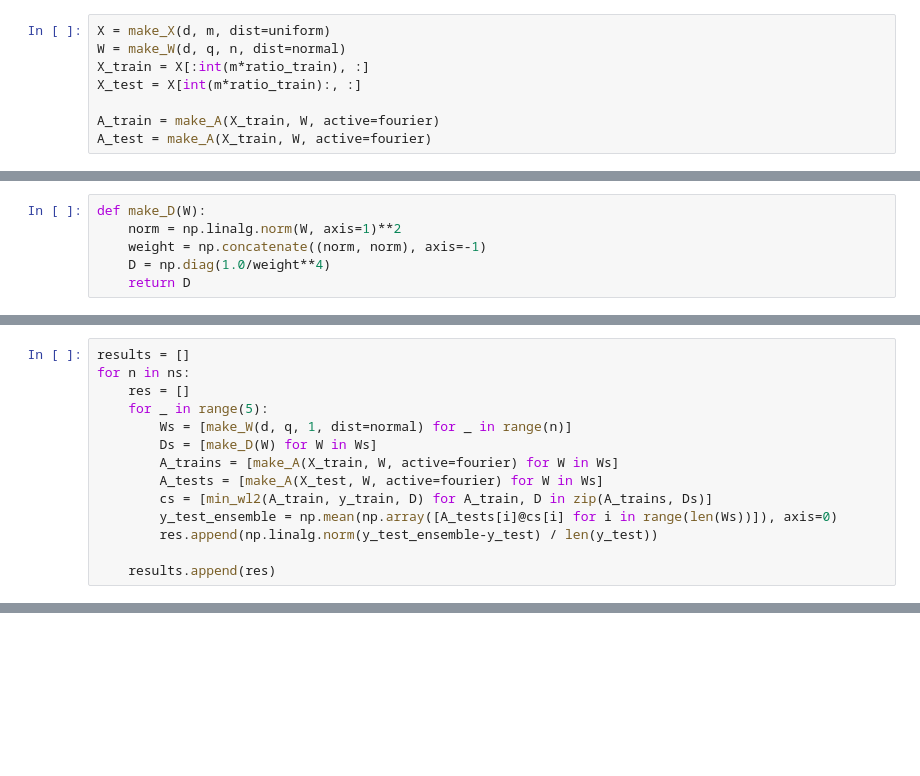
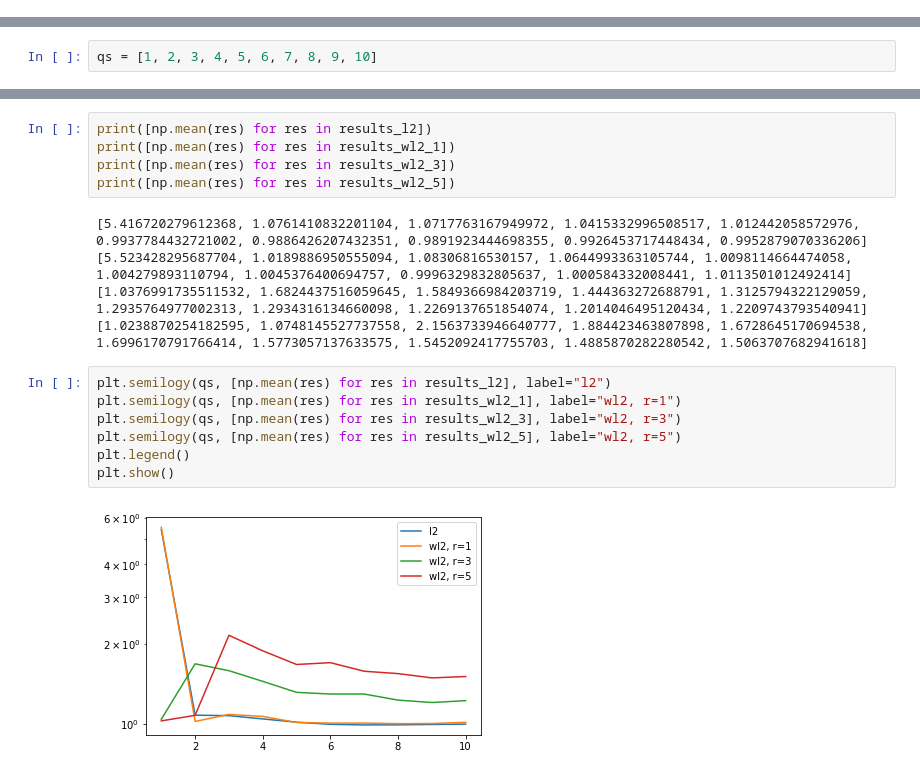
Before and after one commit to rhshi/sparse-rf, a Jupyter notebook: examples/testing.ipynb, the cells around one changed output, grey strips where cells are left out. Cells and saved outputs as stored; diff of their text form; blank space fills up the shorter version.

```diff
--- a/examples/testing.ipynb
+++ b/examples/testing.ipynb
@@ -15,8 +10,0 @@ ratio_train = 0.75
-# %%
-X = make_X(d, m, dist=uniform)
-W = make_W(d, q, n, dist=normal)
-X_train = X[:int(m*ratio_train), :]
-X_test = X[int(m*ratio_train):, :]
-
-A_train = make_A(X_train, W, active=fourier)
-A_test = make_A(X_train, W, active=fourier)
@@ -91,6 +23,0 @@ print(error_test_weighted)
-# %%
-def make_D(W):
-    norm = np.linalg.norm(W, axis=1)**2
-    weight = np.concatenate((norm, norm), axis=-1)
-    D = np.diag(1.0/weight**4)
-    return D
@@ -99,14 +23,0 @@ ns = np.arange(50, 2100, 50)
-# %%
-results = []
-for n in ns:
-    res = []
-    for _ in range(5):
-        Ws = [make_W(d, q, 1, dist=normal) for _ in range(n)]
-        Ds = [make_D(W) for W in Ws]
-        A_trains = [make_A(X_train, W, active=fourier) for W in Ws]
-        A_tests = [make_A(X_test, W, active=fourier) for W in Ws]
-        cs = [min_wl2(A_train, y_train, D) for A_train, D in zip(A_trains, Ds)]
-        y_test_ensemble = np.mean(np.array([A_tests[i]@cs[i] for i in range(len(Ws))]), axis=0)
-        res.append(np.linalg.norm(y_test_ensemble-y_test) / len(y_test))
-
-    results.append(res)
@@ -117,0 +24,2 @@ plt.plot(ns, [np.mean(res) for res in results])
+# %%
+qs = [1, 2, 3, 4, 5, 6, 7, 8, 9, 10]
@@ -117,0 +85,19 @@ plt.plot(ns, [np.mean(res) for res in results])
+# %%
+print([np.mean(res) for res in results_l2])
+print([np.mean(res) for res in results_wl2_1])
+print([np.mean(res) for res in results_wl2_3])
+print([np.mean(res) for res in results_wl2_5])
+# %% [output]
+[5.416720279612368, 1.0761410832201104, 1.0717763167949972, 1.0415332996508517, 1.012442058572976, 0.9937784432721002, 0.9886426207432351, 0.9891923444698355, 0.9926453717448434, 0.9952879070336206]
+[5.523428295687704, 1.0189886950555094, 1.08306816530157, 1.0644993363105744, 1.0098114664474058, 1.004279893110794, 1.0045376400694757, 0.9996329832805637, 1.000584332008441, 1.0113501012492414]
+[1.0376991735511532, 1.6824437516059645, 1.5849366984203719, 1.444363272688791, 1.3125794322129059, 1.2935764977002313, 1.2934316134660098, 1.2269137651854074, 1.2014046495120434, 1.2209743793540941]
+[1.0238870254182595, 1.0748145527737558, 2.1563733946640777, 1.884423463807898, 1.6728645170694538, 1.6996170791766414, 1.5773057137633575, 1.5452092417755703, 1.4885870282280542, 1.5063707682941618]
+# %%
+plt.semilogy(qs, [np.mean(res) for res in results_l2], label="l2")
+plt.semilogy(qs, [np.mean(res) for res in results_wl2_1], label="wl2, r=1")
+plt.semilogy(qs, [np.mean(res) for res in results_wl2_3], label="wl2, r=3")
+plt.semilogy(qs, [np.mean(res) for res in results_wl2_5], label="wl2, r=5")
+plt.legend()
+plt.show()
+# %% [output]
+[figure, added]
```
Also changed, not shown: parts of 17 cells of this notebook, 1 other file.
